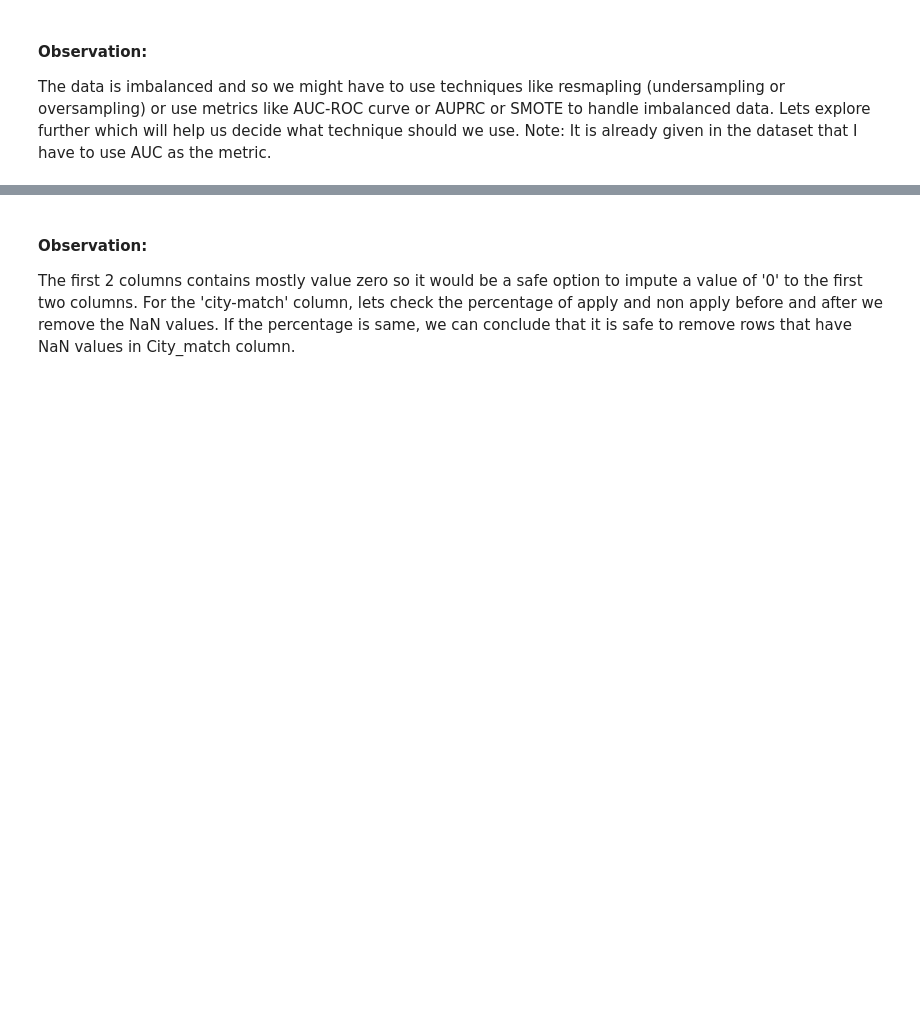
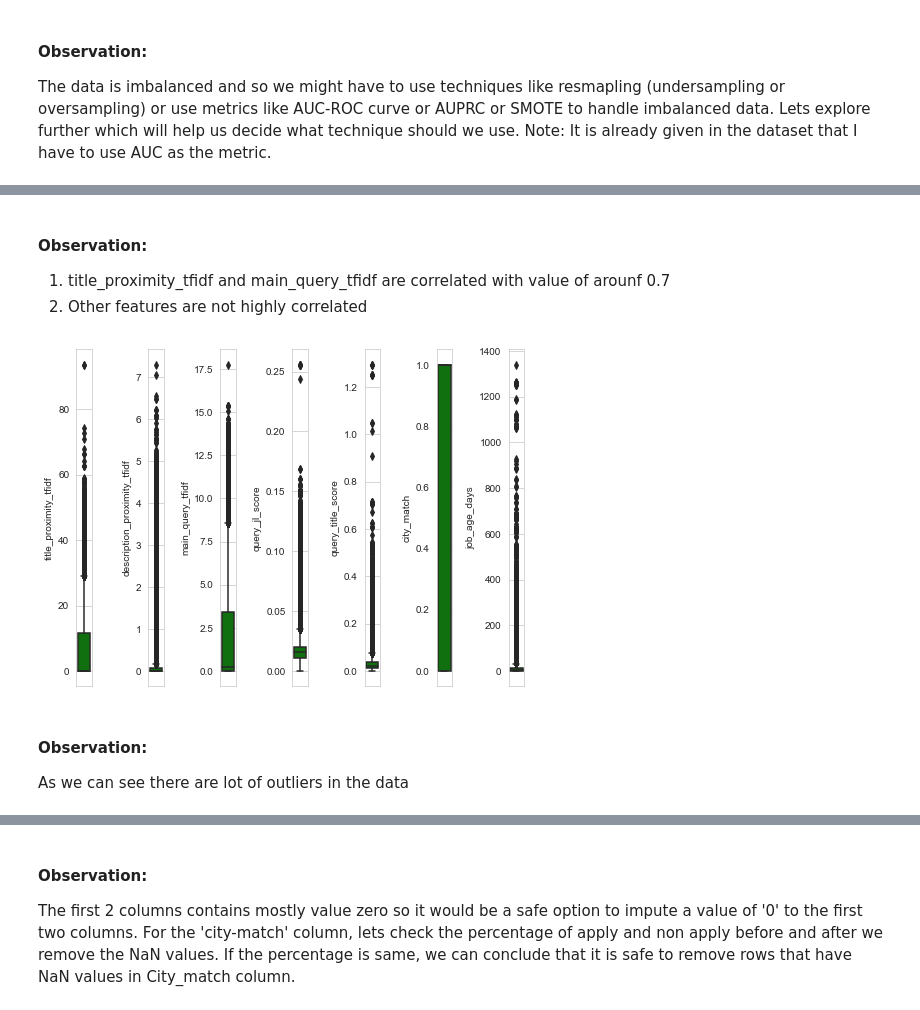
Before and after one commit to animeshgoyal9/Predicting-Apply-rate-for-a-job-search-agency, a Jupyter notebook: Glassdoor_Final.ipynb, the cells around one changed output, grey strips where cells are left out. Cells and saved outputs as stored; diff of their text form; code cells hidden in the pictures; blank space fills up the shorter version.

```diff
--- a/Glassdoor_Final.ipynb
+++ b/Glassdoor_Final.ipynb
@@ -163,0 +157,25 @@ The data is imbalanced and so we might have to use techniques like resmapling (u
+# %% [markdown]
+#### Observation:
+
+1. title_proximity_tfidf and main_query_tfidf are correlated with value of arounf 0.7
+2. Other features are not highly correlated
+# %%
+# Check the outliers
+
+l = ['title_proximity_tfidf', 'description_proximity_tfidf',
+       'main_query_tfidf', 'query_jl_score', 'query_title_score',
+       'city_match', 'job_age_days']
+number_of_columns=7
+number_of_rows = len(l)-1/number_of_columns
+plt.figure(figsize=(number_of_columns,5*number_of_rows))
+for i in range(0,len(l)):
+    plt.subplot(number_of_rows + 1,number_of_columns,i+1)
+    sns.set_style('whitegrid')
+    sns.boxplot(df[l[i]],color='green',orient='v')
+    plt.tight_layout()
+# %% [output]
+[figure, added]
+# %% [markdown]
+#### Observation:
+
+As we can see there are lot of outliers in the data
```
Also changed, not shown: parts of 127 cells of this notebook.
